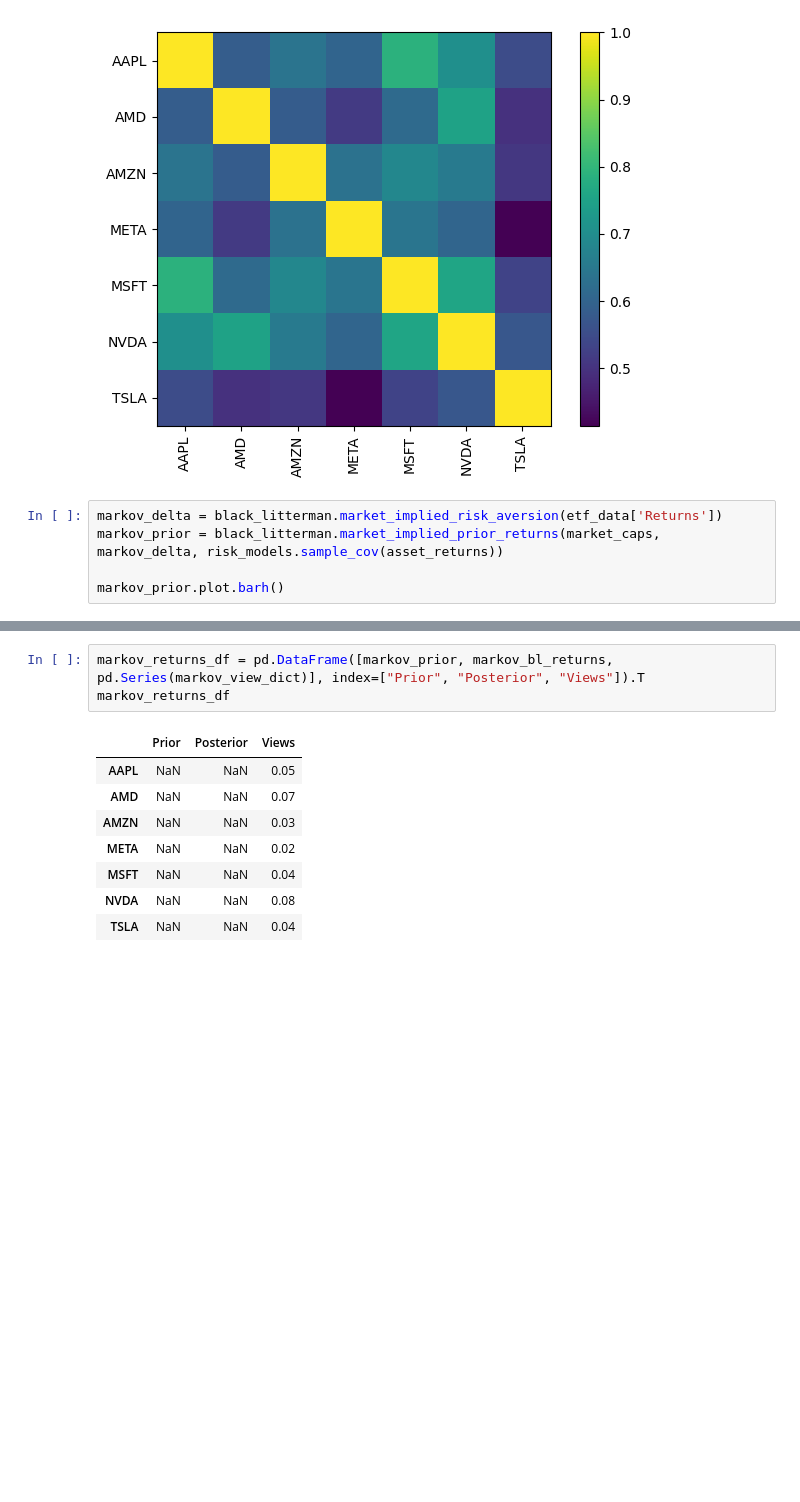
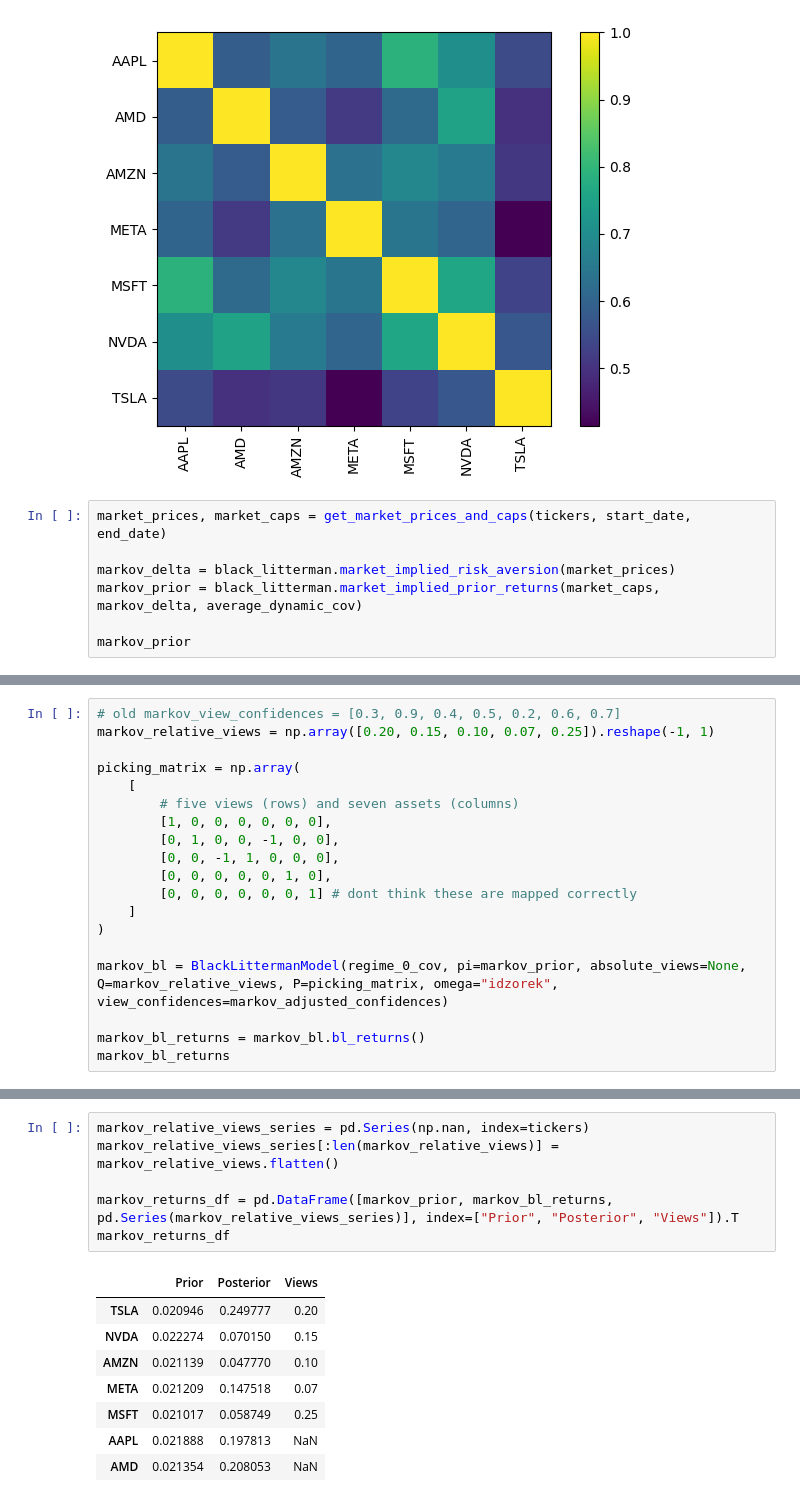
Before and after one commit to chantalmaskell/Black_Litterman_Portfolio_Optimisation, a Jupyter notebook: markov_switching_black_litterman.ipynb, the cells around one changed output, grey strips where cells are left out. Saved outputs shown, nothing was run; the diff lists cells and outputs as text; blank space fills up the shorter version.

Commit message:
Adjust generation of confidences

```diff
--- a/markov_switching_black_litterman.ipynb
+++ b/markov_switching_black_litterman.ipynb
@@ -136,8 +129,10 @@ plotting.plot_covariance(regime_1_cov, plot_correlation=True) # high volatility
 [figure]
 [figure]
 # %%
-markov_delta = black_litterman.market_implied_risk_aversion(etf_data['Returns'])
-markov_prior = black_litterman.market_implied_prior_returns(market_caps, markov_delta, risk_models.sample_cov(asset_returns))
+market_prices, market_caps = get_market_prices_and_caps(tickers, start_date, end_date)
 
-markov_prior.plot.barh()
+markov_delta = black_litterman.market_implied_risk_aversion(market_prices)
+markov_prior = black_litterman.market_implied_prior_returns(market_caps, markov_delta, average_dynamic_cov)
+
+markov_prior
 # %% [output]
@@ -170,0 +148,19 @@ dtype: float64
+# %%
+# old markov_view_confidences = [0.3, 0.9, 0.4, 0.5, 0.2, 0.6, 0.7]
+markov_relative_views = np.array([0.20, 0.15, 0.10, 0.07, 0.25]).reshape(-1, 1)
+
+picking_matrix = np.array(
+    [
+        # five views (rows) and seven assets (columns)
+        [1, 0, 0, 0, 0, 0, 0],
+        [0, 1, 0, 0, -1, 0, 0],
+        [0, 0, -1, 1, 0, 0, 0],
+        [0, 0, 0, 0, 0, 1, 0],
+        [0, 0, 0, 0, 0, 0, 1] # dont think these are mapped correctly
+    ]
+)
+
+markov_bl = BlackLittermanModel(regime_0_cov, pi=markov_prior, absolute_views=None, Q=markov_relative_views, P=picking_matrix, omega="idzorek", view_confidences=markov_adjusted_confidences)
+
+markov_bl_returns = markov_bl.bl_returns()
+markov_bl_returns
@@ -171,15 +177,18 @@ dtype: float64
 # %%
-markov_returns_df = pd.DataFrame([markov_prior, markov_bl_returns, pd.Series(markov_view_dict)], index=["Prior", "Posterior", "Views"]).T
+markov_relative_views_series = pd.Series(np.nan, index=tickers)
+markov_relative_views_series[:len(markov_relative_views)] = markov_relative_views.flatten()
+
+markov_returns_df = pd.DataFrame([markov_prior, markov_bl_returns, pd.Series(markov_relative_views_series)], index=["Prior", "Posterior", "Views"]).T
 markov_returns_df
 # %% [output]
 |  | Prior | Posterior | Views |
-| AAPL | NaN | NaN | 0.05 |
-| AMD | NaN | NaN | 0.07 |
-| AMZN | NaN | NaN | 0.03 |
-| META | NaN | NaN | 0.02 |
-| MSFT | NaN | NaN | 0.04 |
-| NVDA | NaN | NaN | 0.08 |
-| TSLA | NaN | NaN | 0.04 |
+| TSLA | 0.020946 | 0.249777 | 0.20 |
+| NVDA | 0.022274 | 0.070150 | 0.15 |
+| AMZN | 0.021139 | 0.047770 | 0.10 |
+| META | 0.021209 | 0.147518 | 0.07 |
+| MSFT | 0.021017 | 0.058749 | 0.25 |
+| AAPL | 0.021888 | 0.197813 | NaN |
+| AMD | 0.021354 | 0.208053 | NaN |
 # %%
 markov_posterior_cov = markov_bl.bl_cov()
 plotting.plot_covariance(markov_posterior_cov, plot_correlation=True)
```
Also changed, not shown: parts of 15 cells of this notebook.
